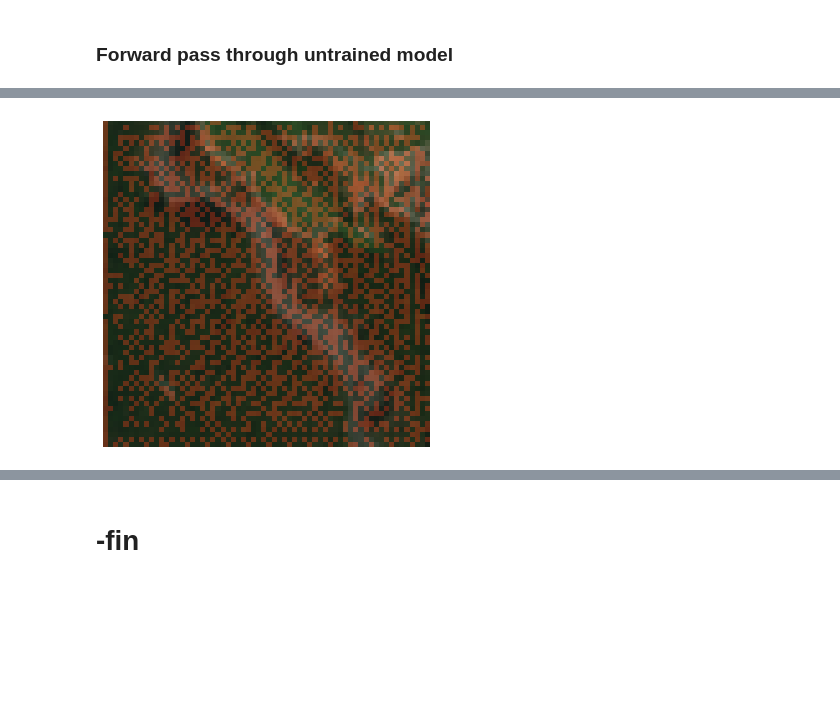
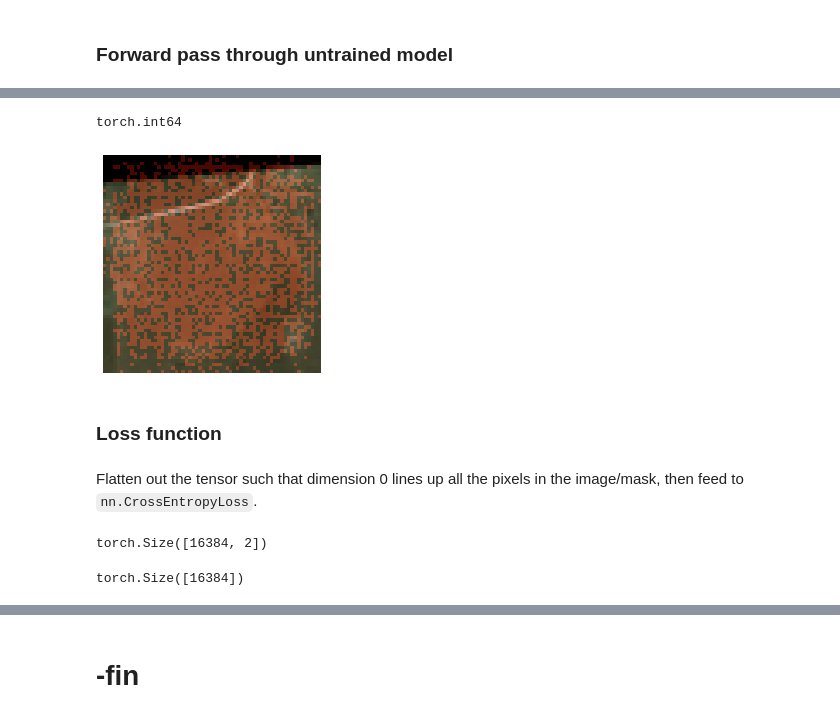
Before and after one commit to qAp/xview2comp, a Jupyter notebook: 02_model.ipynb, the cells around one changed output, grey strips where cells are left out. Saved outputs shown, nothing was run; the diff lists cells and outputs as text; code cells hidden in the pictures; blank space fills up the shorter version.

```diff
--- a/02_model.ipynb
+++ b/02_model.ipynb
@@ -54,7 +54,7 @@ bs = 4
 fnames = get_files(SOURCE/'train'/'train'/'images', extensions=['.png',])
 fnames = pre_img_fpaths(fnames)
 
-xtfms = [ResizeFixed(sz, resample=PIL.Image.BILINEAR), to_byte_tensor, to_float_tensor]
+xtfms = [ResizeFixed(sz, resample=PIL.Image.BILINEAR), to_byte_tensor, to_float_tensor, Normalize(1/255)]
 il = ImageList(fnames, path=Path('data/train/train/images/'), tfms=xtfms)
 
 sd = SplitData.split_by_random(il, val_pct=.1)
@@ -87,4 +79,20 @@ show_sample(x[0], y[0])
+# %%
+pred.argmax(1)[1][None,...].dtype
+# %% [output]
+torch.int64
 # %%
-show_sample(x[0], pred.argmax(dim=1)[0][None,...].float().div_(255.))
+show_sample(x[3], pred.argmax(dim=1)[3][None,...].float())
 # %% [output]
-[figure, old version]
+[figure, new version]
+# %% [markdown]
+### Loss function
+# %% [markdown]
+Flatten out the tensor such that dimension 0 lines up all the pixels in the image/mask, then feed to `nn.CrossEntropyLoss`.
+# %%
+pred.permute(0, 2, 3, 1).reshape(-1, 2).shape
+# %% [output]
+torch.Size([16384, 2])
+# %%
+y.permute(0, 2, 3, 1).reshape(-1).shape
+# %% [output]
+torch.Size([16384])
```
Also changed, not shown: parts of 8 cells of this notebook.
